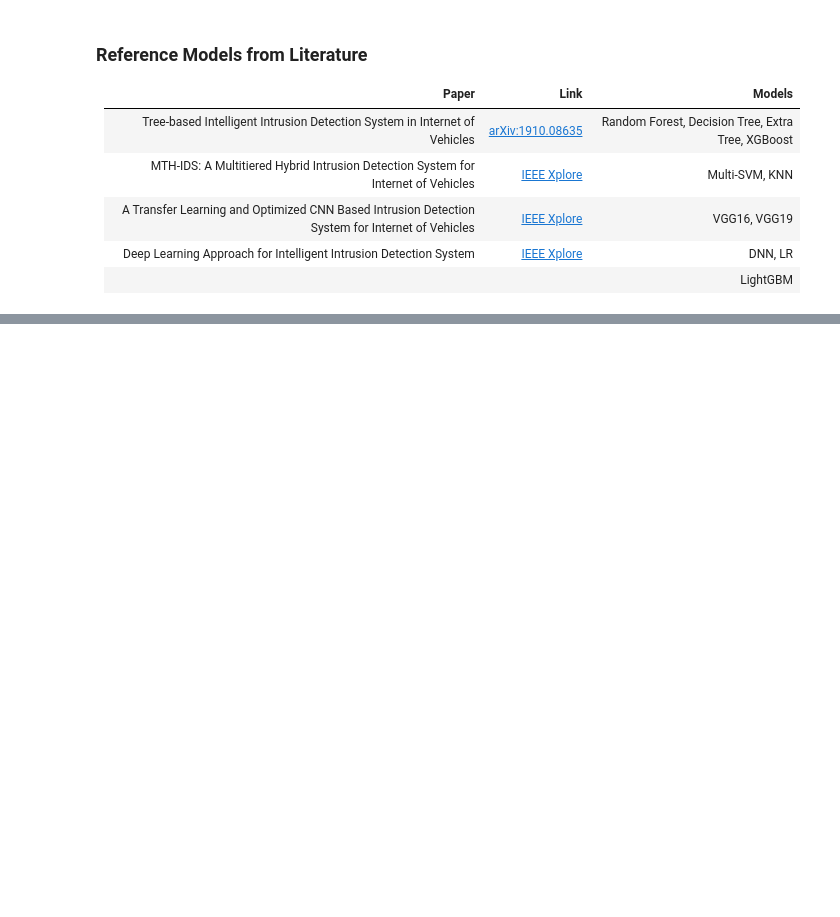
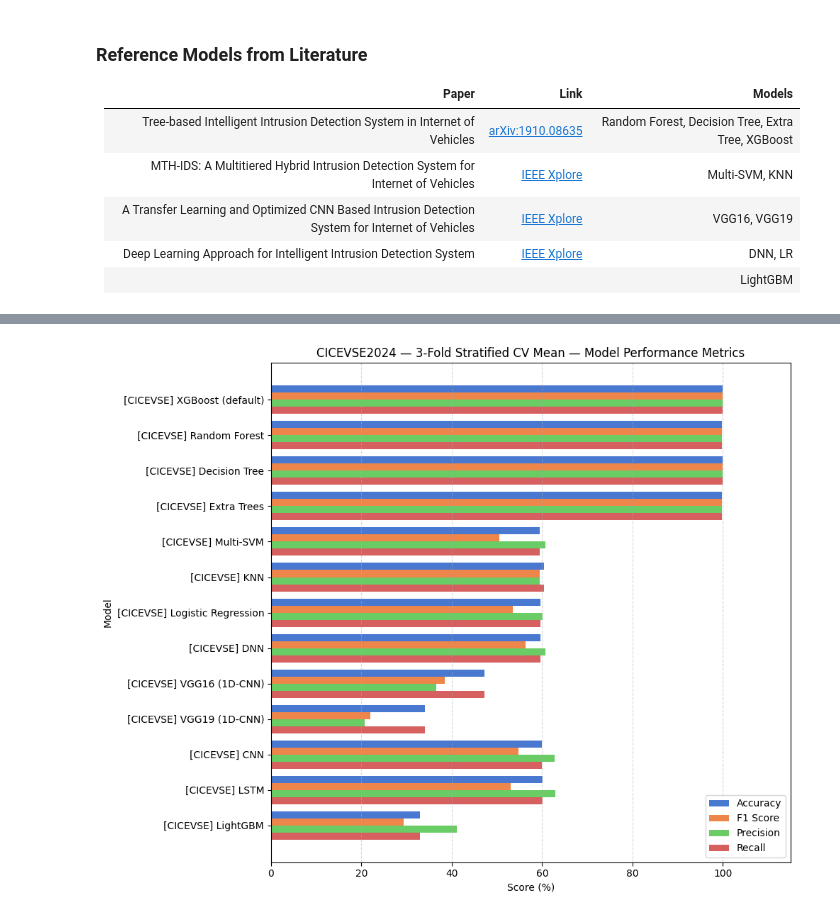
Before and after one commit to Toluhunter/EV-Survey-Models, a Jupyter notebook: models_training_notebook.ipynb, the cells around one changed output, grey strips where cells are left out. Cells and saved outputs as stored; diff of their text form; code cells hidden in the pictures; blank space fills up the shorter version.

```diff
--- a/models_training_notebook.ipynb
+++ b/models_training_notebook.ipynb
@@ -205,19 +299,19 @@ plt.show()
 # %%
 # Encode the dataset
 labelencoder = LabelEncoder()
-df.iloc[:, -1] = labelencoder.fit_transform(df.iloc[:, -1])
+df_cicevse_2024.iloc[:, -1] = labelencoder.fit_transform(df_cicevse_2024.iloc[:, -1])
 # %%
 # min-max normalization
-for column in df.columns[:-1]: # excluding the last column
-    df[column] = (df[column] - df[column].min()) / (df[column].max() - df[column].min())
+for column in df_cicevse_2024.columns[:-1]: # excluding the last column
+    df_cicevse_2024[column] = (df_cicevse_2024[column] - df_cicevse_2024[column].min()) / (df_cicevse_2024[column].max() - df_cicevse_2024[column].min())
 # %%
 # address empty values
-if df.isnull().values.any() or np.isinf(df).values.any(): # if there is any empty or infinite values
-    df.replace([np.inf, -np.inf], np.nan, inplace=True)
-    df.fillna(0, inplace = True)
+if df_cicevse_2024.isnull().values.any() or np.isinf(df_cicevse_2024).values.any():
+    df_cicevse_2024.replace([np.inf, -np.inf], np.nan, inplace=True)
+    df_cicevse_2024.fillna(0, inplace=True)
 # %%
-X = df.drop(['Label'],axis=1)
-y = df.iloc[:, -1]
+X_cicevse = df_cicevse_2024.drop(['Label'], axis=1)
+y_cicevse = df_cicevse_2024.iloc[:, -1]
 
 # 3-fold stratified cross-validation
-cv = StratifiedKFold(n_splits=3, shuffle=True, random_state=42)
+cv_cicevse = StratifiedKFold(n_splits=3, shuffle=True, random_state=42)
@@ -1859,0 +2038,31 @@ plt.show()
+# %%
+names     = [r.model_name for r in results_cicevse]
+acc       = [r.accuracy   * 100 for r in results_cicevse]
+f1        = [r.f1_score   * 100 for r in results_cicevse]
+precision = [r.precision  * 100 for r in results_cicevse]
+recall    = [r.recall     * 100 for r in results_cicevse]
+
+metrics      = [acc, f1, precision, recall]
+metric_names = ['Accuracy', 'F1 Score', 'Precision', 'Recall']
+colors       = sns.color_palette('muted', 4)
+
+y      = np.arange(len(names))
+height = 0.2
+
+fig, ax = plt.subplots(figsize=(10, 8))
+for i, (vals, label, color) in enumerate(zip(metrics, metric_names, colors)):
+    ax.barh(y + i * height, vals, height, label=label, color=color)
+
+ax.set_ylabel('Model')
+ax.set_xlabel('Score (%)')
+ax.set_title('CICEVSE2024 — 3-Fold Stratified CV Mean — Model Performance Metrics')
+ax.set_yticks(y + height * (len(metrics) - 1) / 2)
+ax.set_yticklabels(names)
+ax.set_xlim(0, 115)
+ax.invert_yaxis()
+ax.legend()
+ax.grid(True, axis='x', linestyle='--', alpha=0.5)
+plt.tight_layout()
+plt.show()
+# %% [output]
+[figure, added]
```
Also changed, not shown: parts of 67 cells of this notebook.
